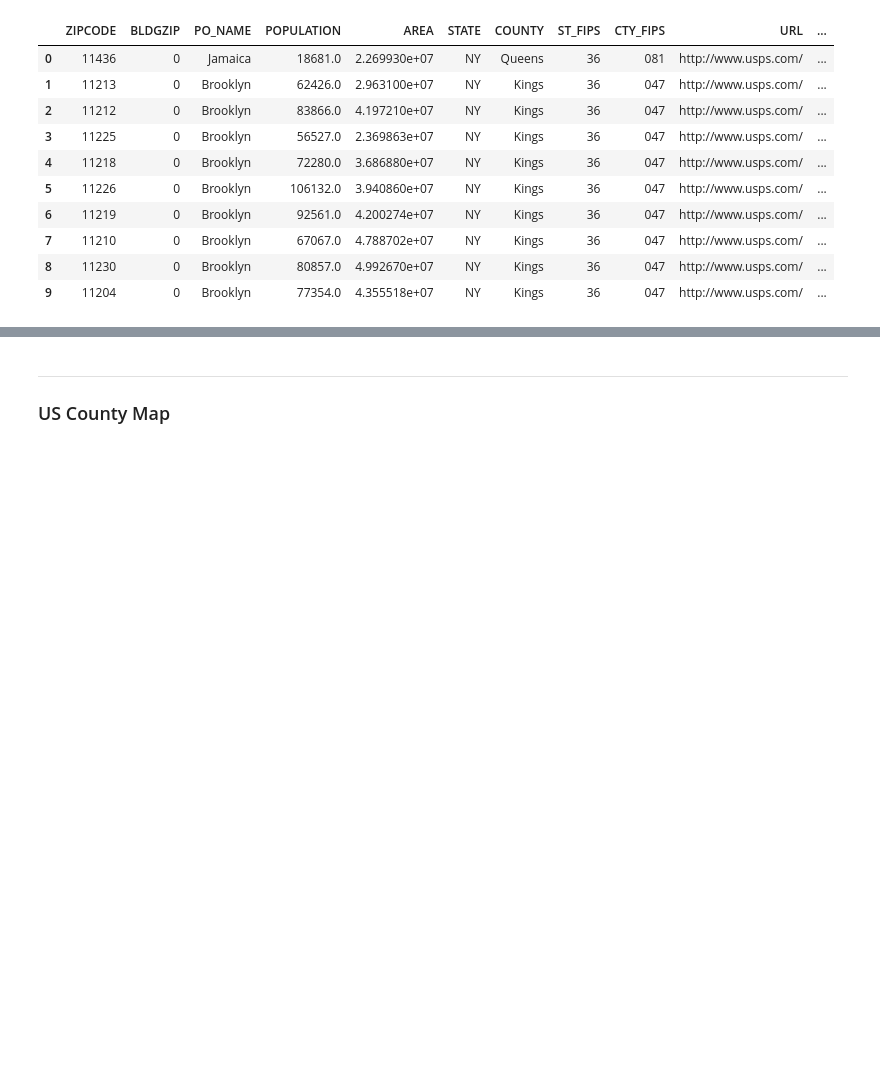
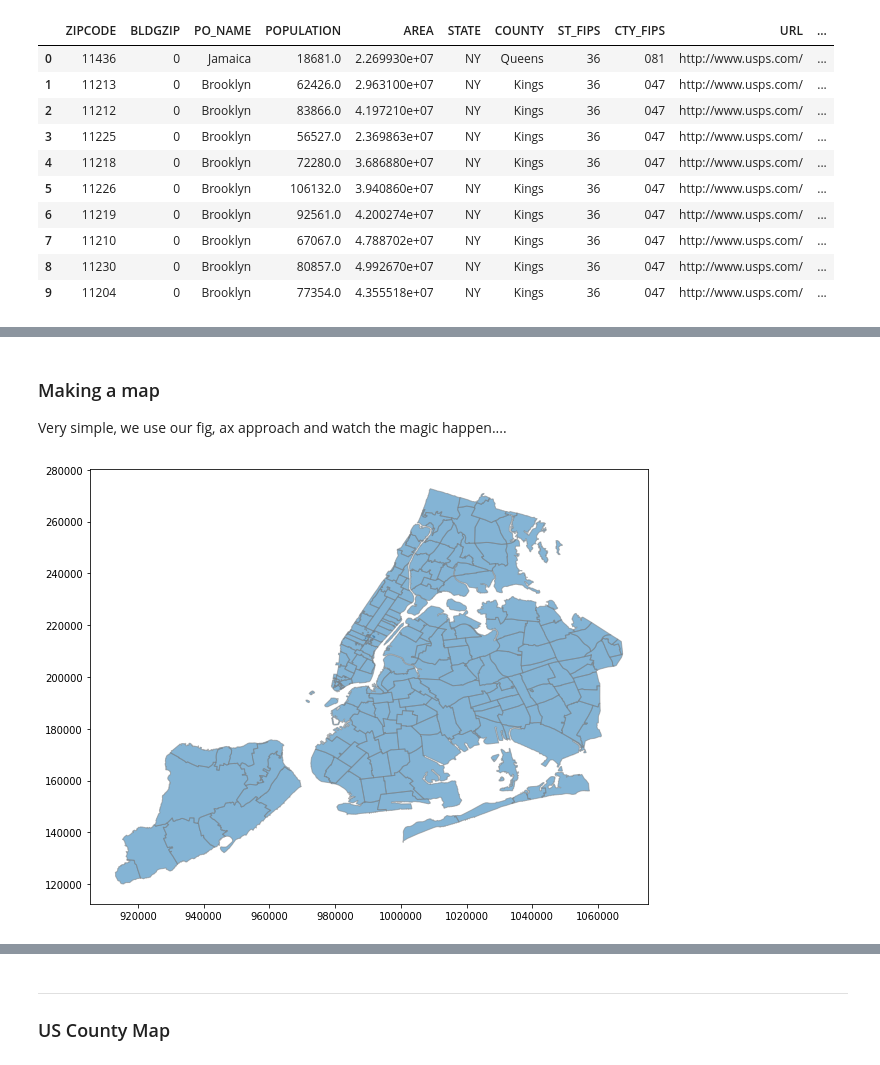
Before and after one commit to mwaugh0328/data_bootcamp_spring_2018, a Jupyter notebook: week13/geopandas.ipynb, the cells around one changed output, grey strips where cells are left out. Drawn from its saved outputs; the diff is of its cells as text; code cells hidden in the pictures; blank space fills up the shorter version.

```diff
--- a/week13/geopandas.ipynb
+++ b/week13/geopandas.ipynb
@@ -23,0 +62,4 @@ regions_shape = path + "\\ZIP_CODE_040114.shx"
+# %%
+cwd = os.getcwd()
+
+regions_shape = cwd + "\\shape_files\\NYC\\ZIP_CODE_040114.shx"
@@ -39,0 +116,16 @@ nyc_map.head(10)
+# %% [markdown]
+### Making a map
+
+Very simple, we use our fig, ax approach and watch the magic happen....
+# %%
+fig, ax = plt.subplots(figsize = (10,8))
+
+# First create the map for the urban share
+
+nyc_map.plot(ax = ax, # So the geopandas has a built in plot feature, we just pass our "ax to it
+             edgecolor='tab:grey', # Tell it the edge color
+             alpha = 0.55) # Transparent
+
+plt.show()
+# %% [output]
+[figure, added]
```
Also changed, not shown: parts of 32 cells of this notebook.
